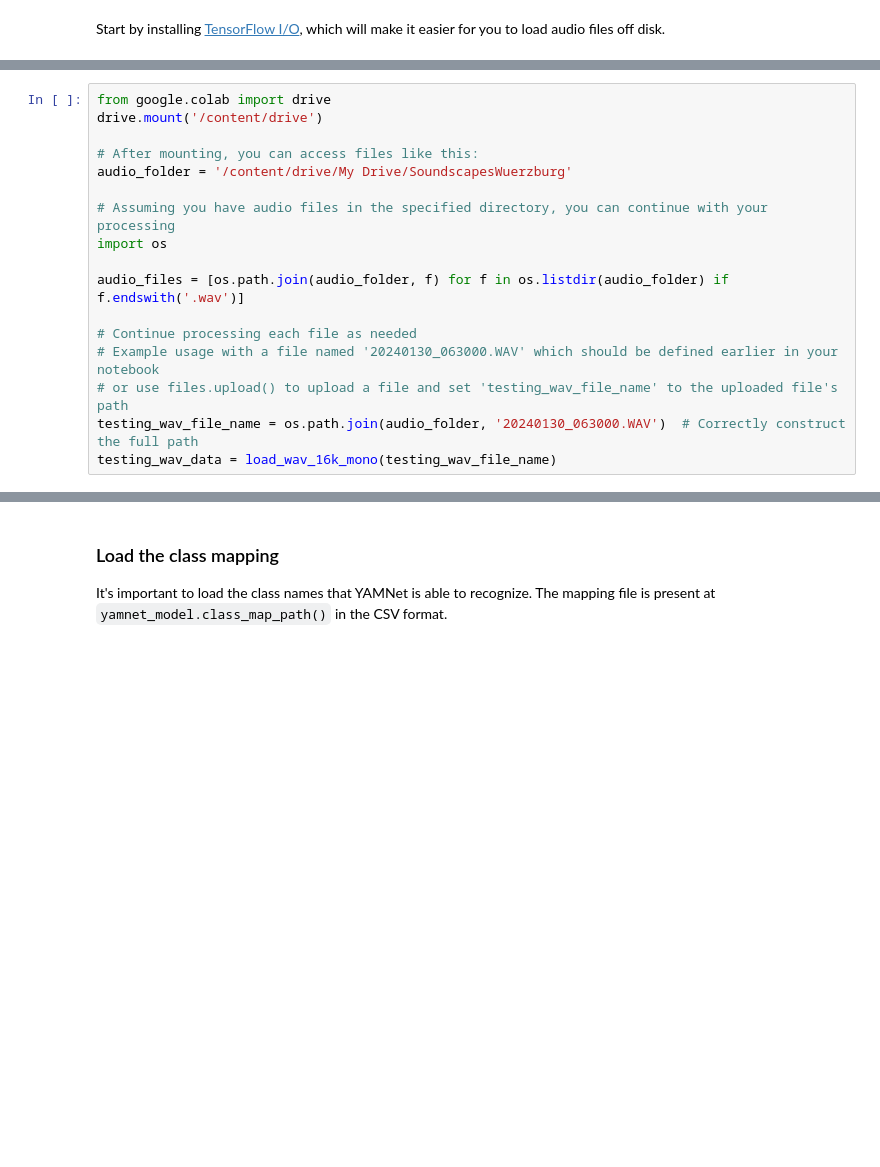
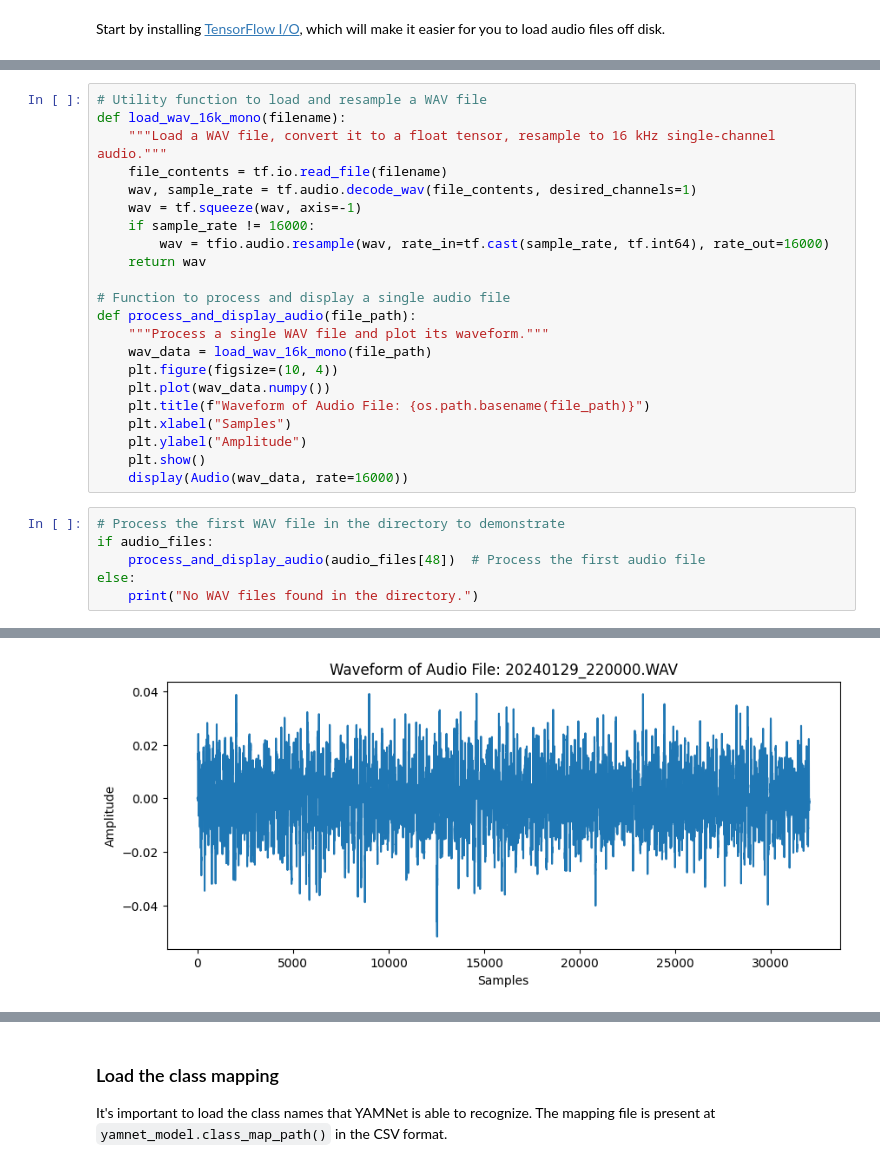
Before and after one commit to Doutrespace/SoundscapeNET, a Jupyter notebook: SoundscapeNET.ipynb, the cells around one changed output, grey strips where cells are left out. Drawn from its saved outputs; the diff is of its cells as text; blank space fills up the shorter version.

```diff
--- a/SoundscapeNET.ipynb
+++ b/SoundscapeNET.ipynb
@@ -111,17 +46,0 @@ def load_wav_16k_mono(filename):
-# %%
-from google.colab import drive
-drive.mount('/content/drive')
-
-# After mounting, you can access files like this:
-audio_folder = '/content/drive/My Drive/SoundscapesWuerzburg'
-
-# Assuming you have audio files in the specified directory, you can continue with your processing
-import os
-
-audio_files = [os.path.join(audio_folder, f) for f in os.listdir(audio_folder) if f.endswith('.wav')]
-
-# Continue processing each file as needed
-# Example usage with a file named '20240130_063000.WAV' which should be defined earlier in your notebook
-# or use files.upload() to upload a file and set 'testing_wav_file_name' to the uploaded file's path
-testing_wav_file_name = os.path.join(audio_folder, '20240130_063000.WAV')  # Correctly construct the full path
-testing_wav_data = load_wav_16k_mono(testing_wav_file_name)
@@ -144,0 +47,29 @@ display(Audio(testing_wav_data, rate=16000))
+# %%
+# Utility function to load and resample a WAV file
+def load_wav_16k_mono(filename):
+    """Load a WAV file, convert it to a float tensor, resample to 16 kHz single-channel audio."""
+    file_contents = tf.io.read_file(filename)
+    wav, sample_rate = tf.audio.decode_wav(file_contents, desired_channels=1)
+    wav = tf.squeeze(wav, axis=-1)
+    if sample_rate != 16000:
+        wav = tfio.audio.resample(wav, rate_in=tf.cast(sample_rate, tf.int64), rate_out=16000)
+    return wav
+
+# Function to process and display a single audio file
+def process_and_display_audio(file_path):
+    """Process a single WAV file and plot its waveform."""
+    wav_data = load_wav_16k_mono(file_path)
+    plt.figure(figsize=(10, 4))
+    plt.plot(wav_data.numpy())
+    plt.title(f"Waveform of Audio File: {os.path.basename(file_path)}")
+    plt.xlabel("Samples")
+    plt.ylabel("Amplitude")
+    plt.show()
+    display(Audio(wav_data, rate=16000))
+# %%
+# Process the first WAV file in the directory to demonstrate
+if audio_files:
+    process_and_display_audio(audio_files[48])  # Process the first audio file
+else:
+    print("No WAV files found in the directory.")
+# %% [output]
@@ -144,0 +77 @@ display(Audio(testing_wav_data, rate=16000))
+[figure, added]
```
Also changed, not shown: parts of 34 cells of this notebook.
